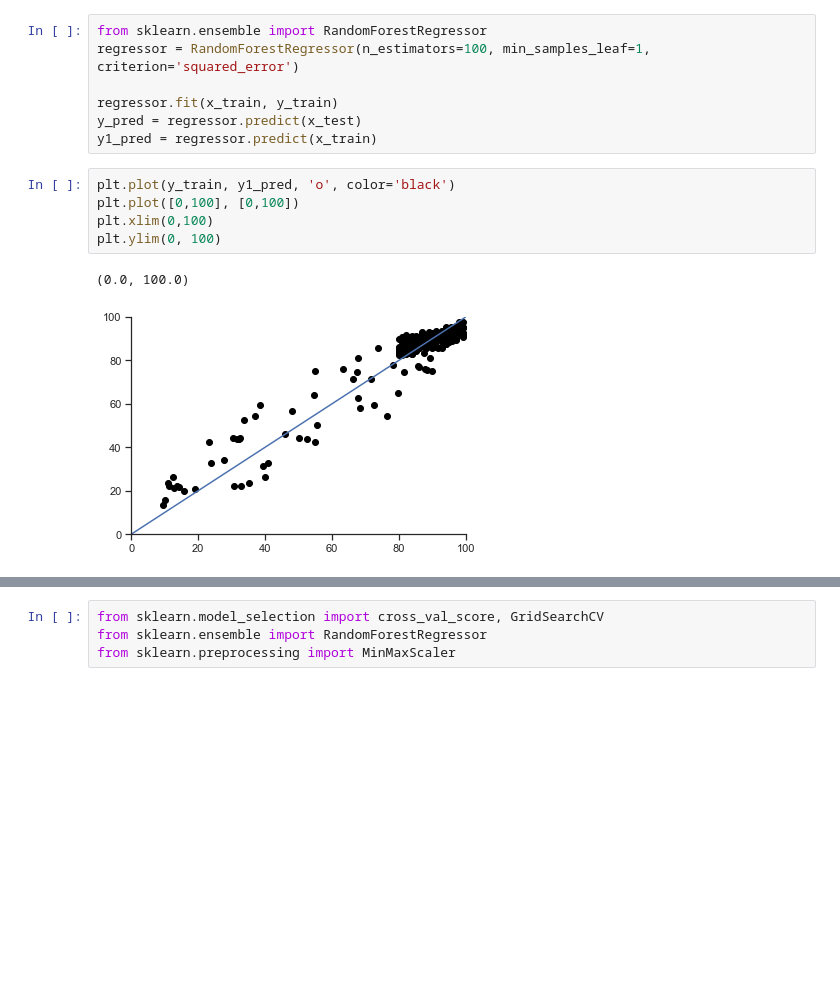
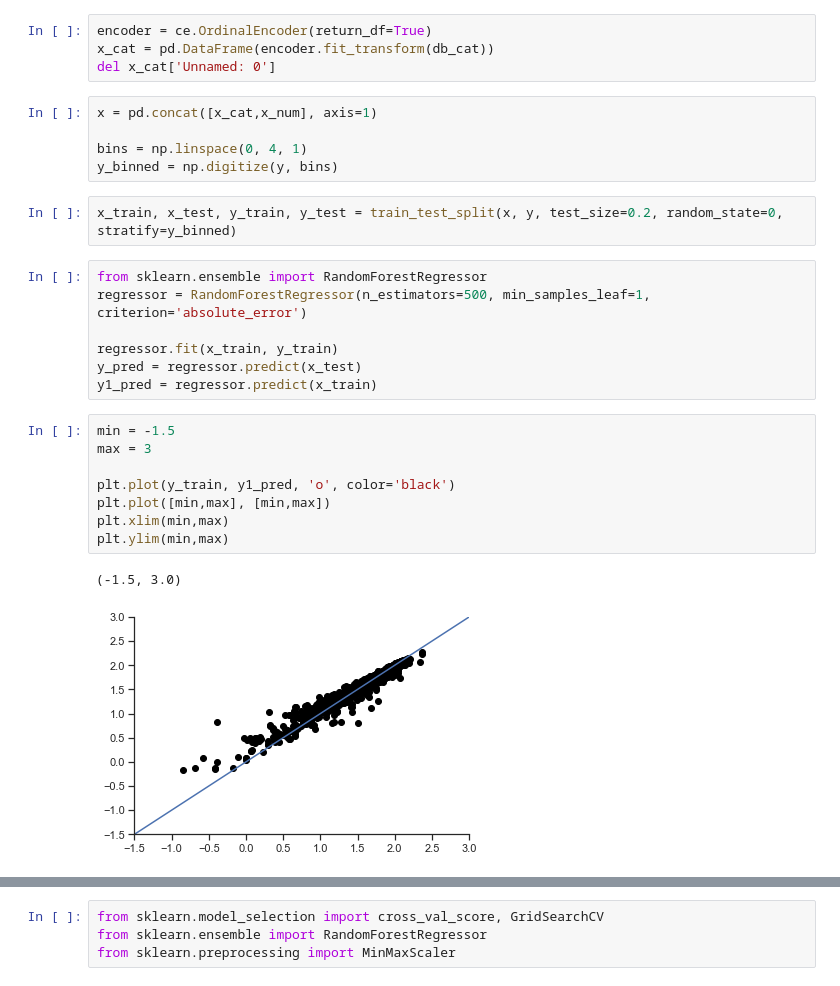
Before and after one commit to Boss-chemAIst/Nanoparticle_cytotoxicity, a Jupyter notebook: models/Random_Forest_Regressor.ipynb, the cells around one changed output, grey strips where cells are left out. Drawn from its saved outputs; the diff is of its cells as text; blank space fills up the shorter version.

```diff
--- a/models/Random_Forest_Regressor.ipynb
+++ b/models/Random_Forest_Regressor.ipynb
@@ -44,18 +56,32 @@ db
+# %%
+encoder = ce.OrdinalEncoder(return_df=True)
+x_cat = pd.DataFrame(encoder.fit_transform(db_cat))
+del x_cat['Unnamed: 0']
+# %%
+x = pd.concat([x_cat,x_num], axis=1)
+
+bins = np.linspace(0, 4, 1)
+y_binned = np.digitize(y, bins)
+# %%
+x_train, x_test, y_train, y_test = train_test_split(x, y, test_size=0.2, random_state=0, stratify=y_binned)
 # %%
 from sklearn.ensemble import RandomForestRegressor
-regressor = RandomForestRegressor(n_estimators=100, min_samples_leaf=1, criterion='squared_error')
+regressor = RandomForestRegressor(n_estimators=500, min_samples_leaf=1, criterion='absolute_error')
 
 regressor.fit(x_train, y_train)
 y_pred = regressor.predict(x_test)
 y1_pred = regressor.predict(x_train)
 # %%
+min = -1.5
+max = 3
+
 plt.plot(y_train, y1_pred, 'o', color='black')
-plt.plot([0,100], [0,100])
-plt.xlim(0,100)
-plt.ylim(0, 100)
+plt.plot([min,max], [min,max])
+plt.xlim(min,max)
+plt.ylim(min,max)
 # %% [output]
-(0.0, 100.0)
+(-1.5, 3.0)
-[figure, old version]
+[figure, new version]
 # %%
 from sklearn.model_selection import cross_val_score
 
```
Also changed, not shown: parts of 8 cells of this notebook, 1 other file.
